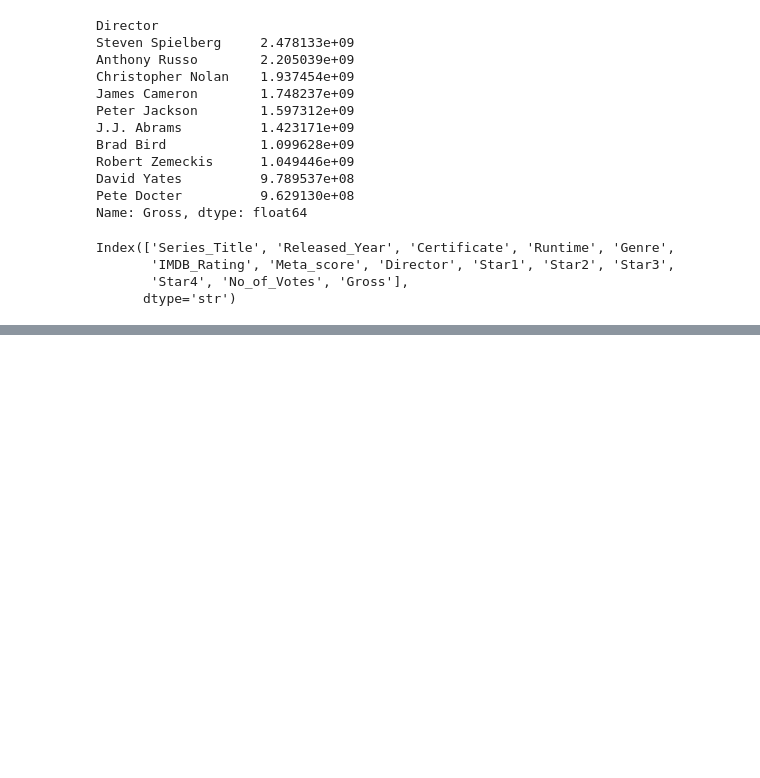
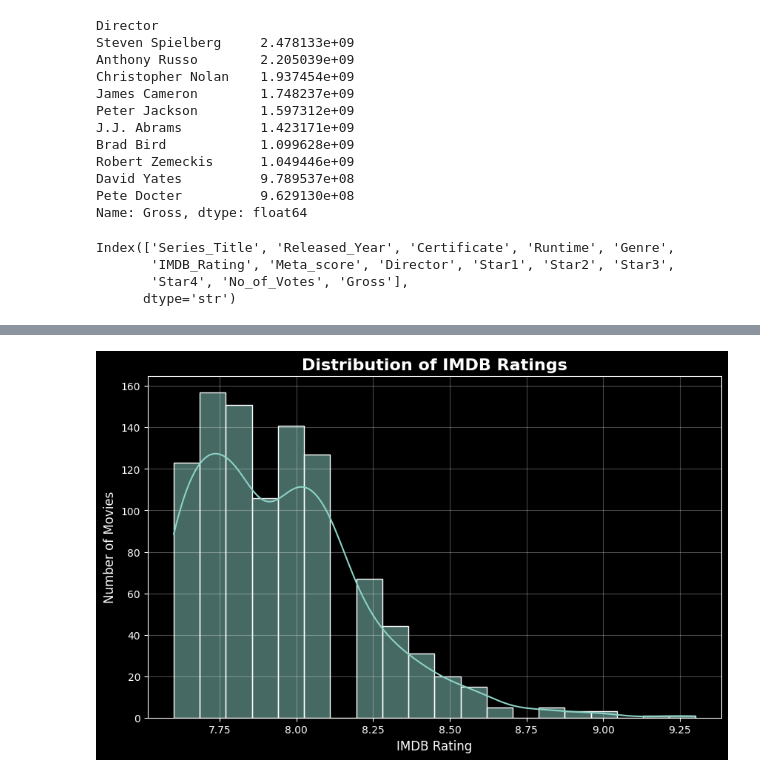
Before and after one commit to aayushmanz/Project-2-, a Jupyter notebook: 2. Exploratory Data Analysis (EDA)/EDA of Movies Dataset.ipynb, the cells around one changed output, grey strips where cells are left out. Saved outputs shown, nothing was run; the diff lists cells and outputs as text; code cells hidden in the pictures; blank space fills up the shorter version.

```diff
--- a/2. Exploratory Data Analysis (EDA)/EDA of Movies Dataset.ipynb
+++ b/2. Exploratory Data Analysis (EDA)/EDA of Movies Dataset.ipynb
@@ -71,0 +115,12 @@ AttributeError: 'str' object has no attribute 'values'
+# %%
+plt.figure(figsize=(10, 6))
+sns.histplot(data=df, x='IMDB_Rating', bins=20, kde=True)
+
+plt.title('Distribution of IMDB Ratings', fontsize=16, fontweight='bold')
+plt.xlabel('IMDB Rating', fontsize=12)
+plt.ylabel('Number of Movies', fontsize=12)
+
+plt.grid(True, alpha=0.3)
+plt.show()
+# %% [output]
+[figure, added]
```
Also changed, not shown: parts of 8 cells of this notebook, 1 other file.
